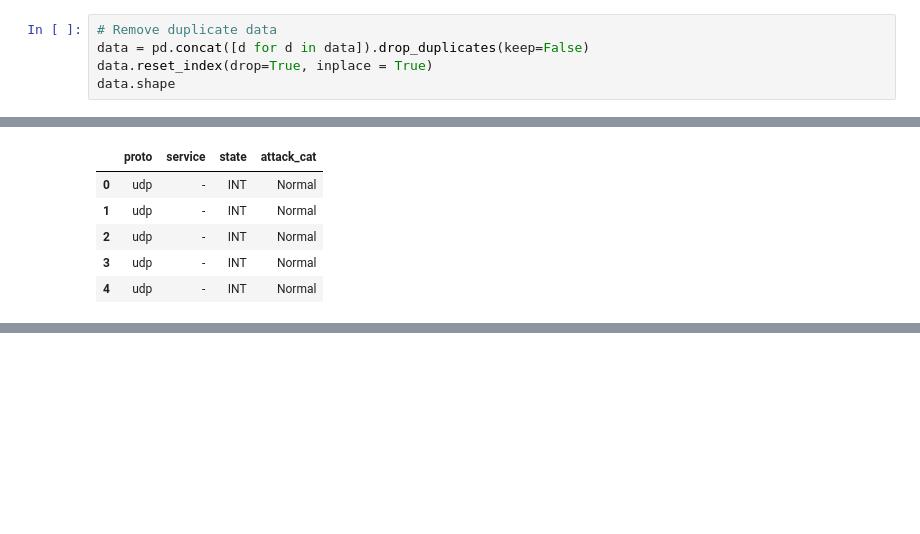
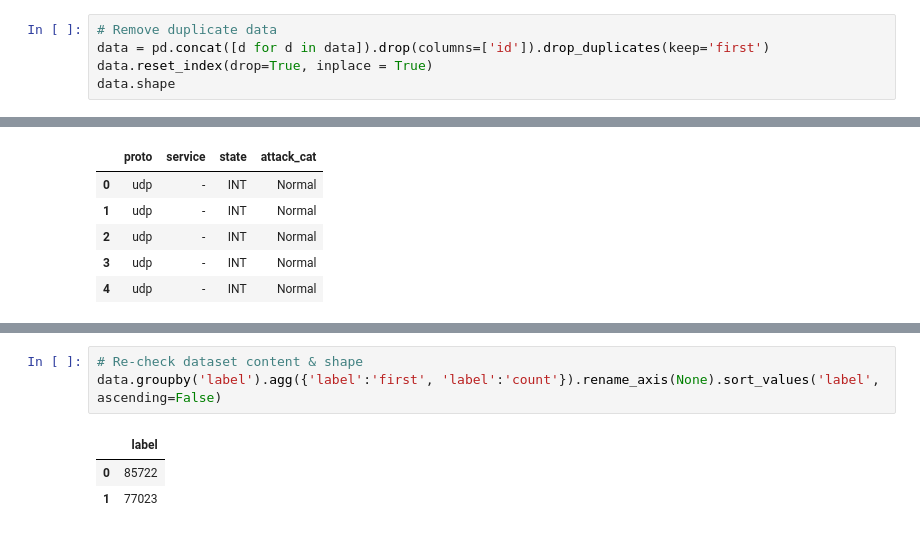
Before and after one commit to FranPratama/ids-hybrid-cnn-lstm, a Jupyter notebook: Corrected_TA_IDS.ipynb, the cells around one changed output, grey strips where cells are left out. Drawn from its saved outputs; the diff is of its cells as text; blank space fills up the shorter version.

```diff
--- a/Corrected_TA_IDS.ipynb
+++ b/Corrected_TA_IDS.ipynb
@@ -37,7 +47,7 @@ data = [pd.read_csv(f) for f in files]
 /content/drive/MyDrive/Colab Notebooks/Dataset/Training and Testing Sets/UNSW_NB15_training-set.csv
 # %%
 # Remove duplicate data
-data = pd.concat([d for d in data]).drop_duplicates(keep=False)
+data = pd.concat([d for d in data]).drop(columns=['id']).drop_duplicates(keep='first')
 data.reset_index(drop=True, inplace = True)
 data.shape
 # %% [output]
@@ -571,0 +105,7 @@ plt.show()
+# %%
+# Re-check dataset content & shape
+data.groupby('label').agg({'label':'first', 'label':'count'}).rename_axis(None).sort_values('label', ascending=False)
+# %% [output]
+|  | label |
+| 0 | 85722 |
+| 1 | 77023 |
```
Also changed, not shown: parts of 42 cells of this notebook, 15 other files.
